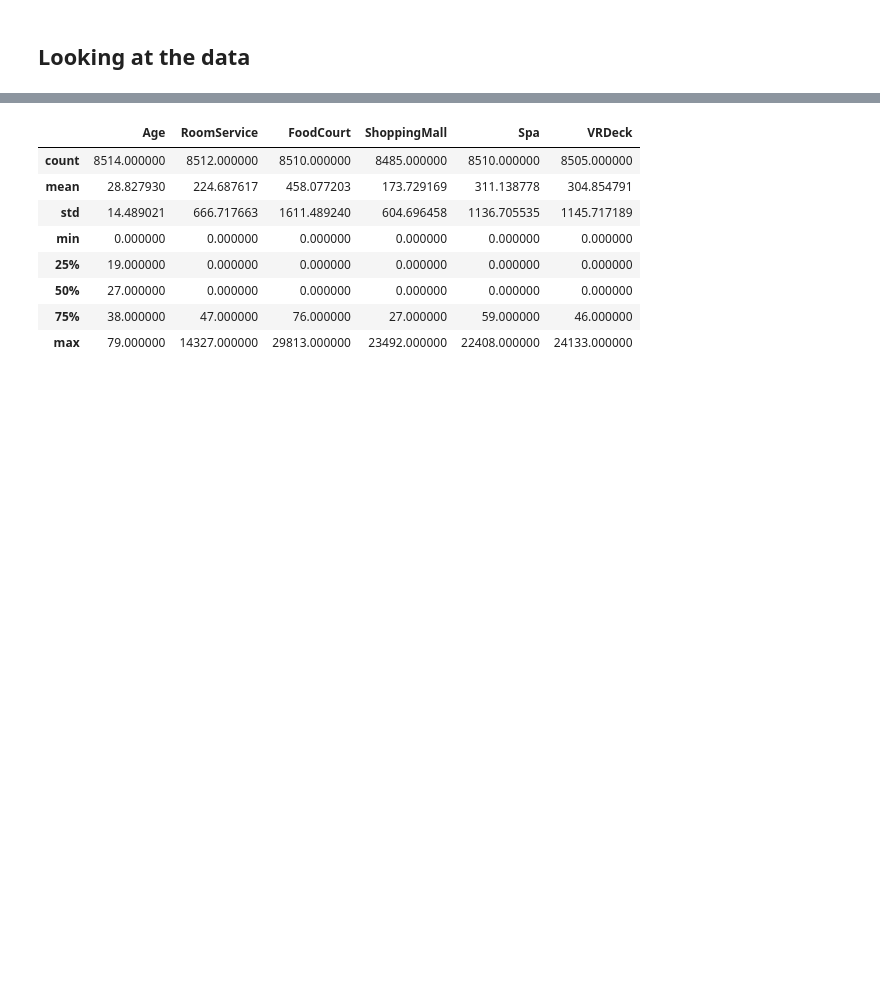
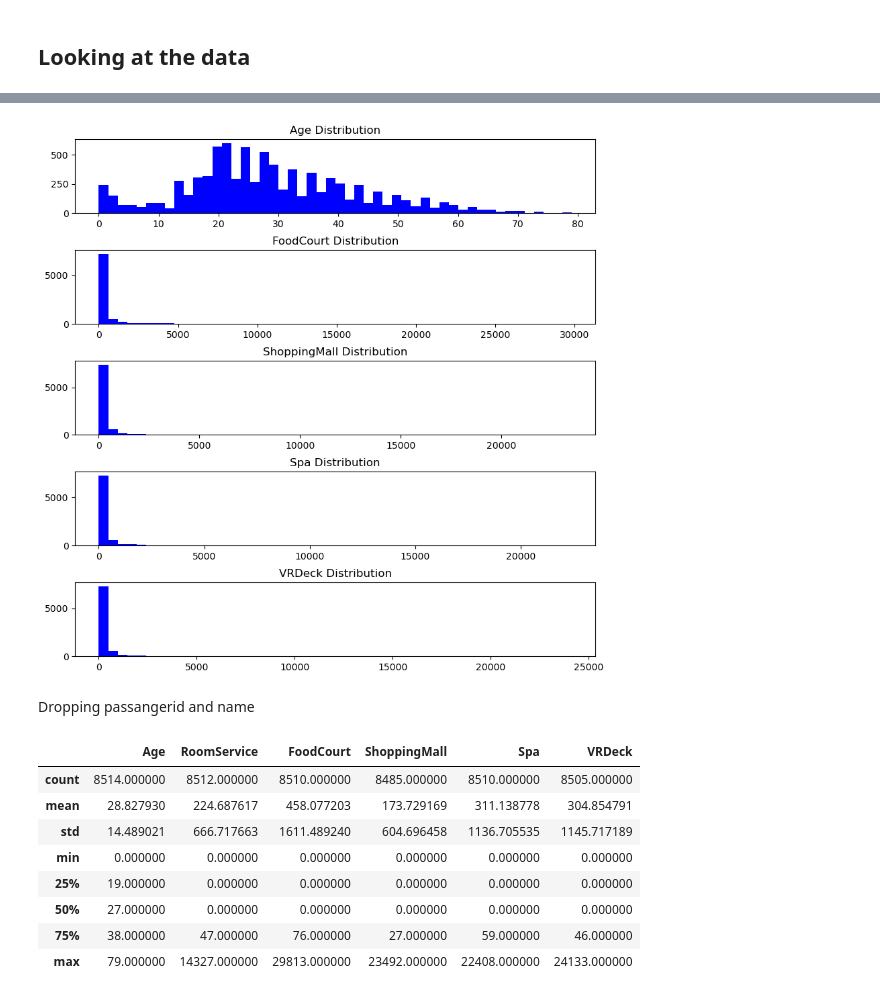
Before and after one commit to johlys/INF367, a Jupyter notebook: johlys_notebook.ipynb, the cells around one changed output, grey strips where cells are left out. Saved outputs shown, nothing was run; the diff lists cells and outputs as text; code cells hidden in the pictures; blank space fills up the shorter version.

```diff
--- a/johlys_notebook.ipynb
+++ b/johlys_notebook.ipynb
@@ -17,0 +37,25 @@ print(len(train_data_csv.index))
+# %%
+fig, ax = plt.subplots(5, 1, figsize=(10, 10))
+plt.subplots_adjust(hspace=0.5)  # adjust vertical spacing as needed
+
+# Looking at the numerical distribution
+ax[0].hist(train_data_csv['Age'].dropna(), bins=50, color='b')
+ax[0].set_title('Age Distribution')
+
+ax[1].hist(train_data_csv['FoodCourt'].dropna(), bins=50, color='b')
+ax[1].set_title('FoodCourt Distribution')
+
+ax[2].hist(train_data_csv['ShoppingMall'].dropna(), bins=50, color='b')
+ax[2].set_title('ShoppingMall Distribution')
+
+ax[3].hist(train_data_csv['Spa'].dropna(), bins=50, color='b')
+ax[3].set_title('Spa Distribution')
+
+ax[4].hist(train_data_csv['VRDeck'].dropna(), bins=50, color='b')
+ax[4].set_title('VRDeck Distribution')
+
+plt.show()
+# %% [output]
+[figure, added]
+# %% [markdown]
+Dropping passangerid and name
```
Also changed, not shown: parts of 28 cells of this notebook, 2 other files.
